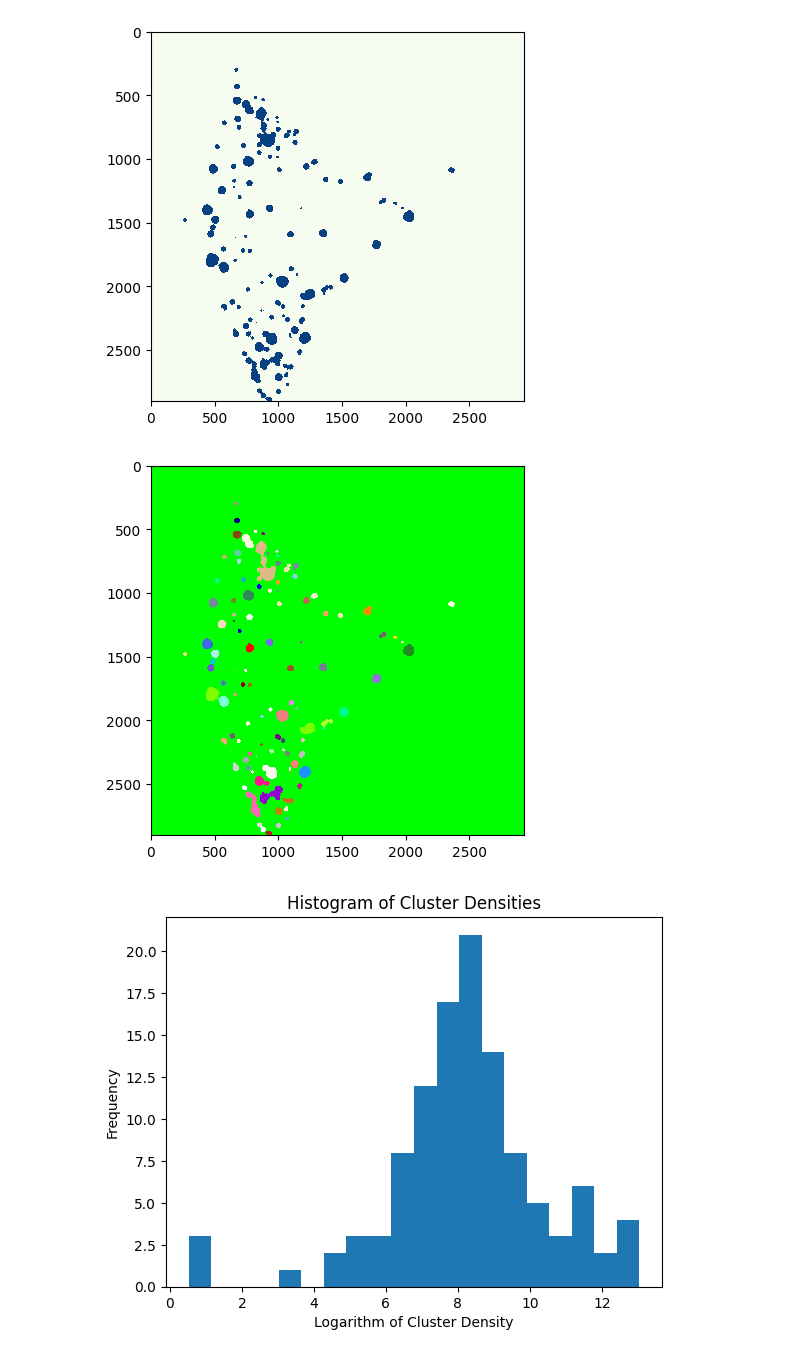
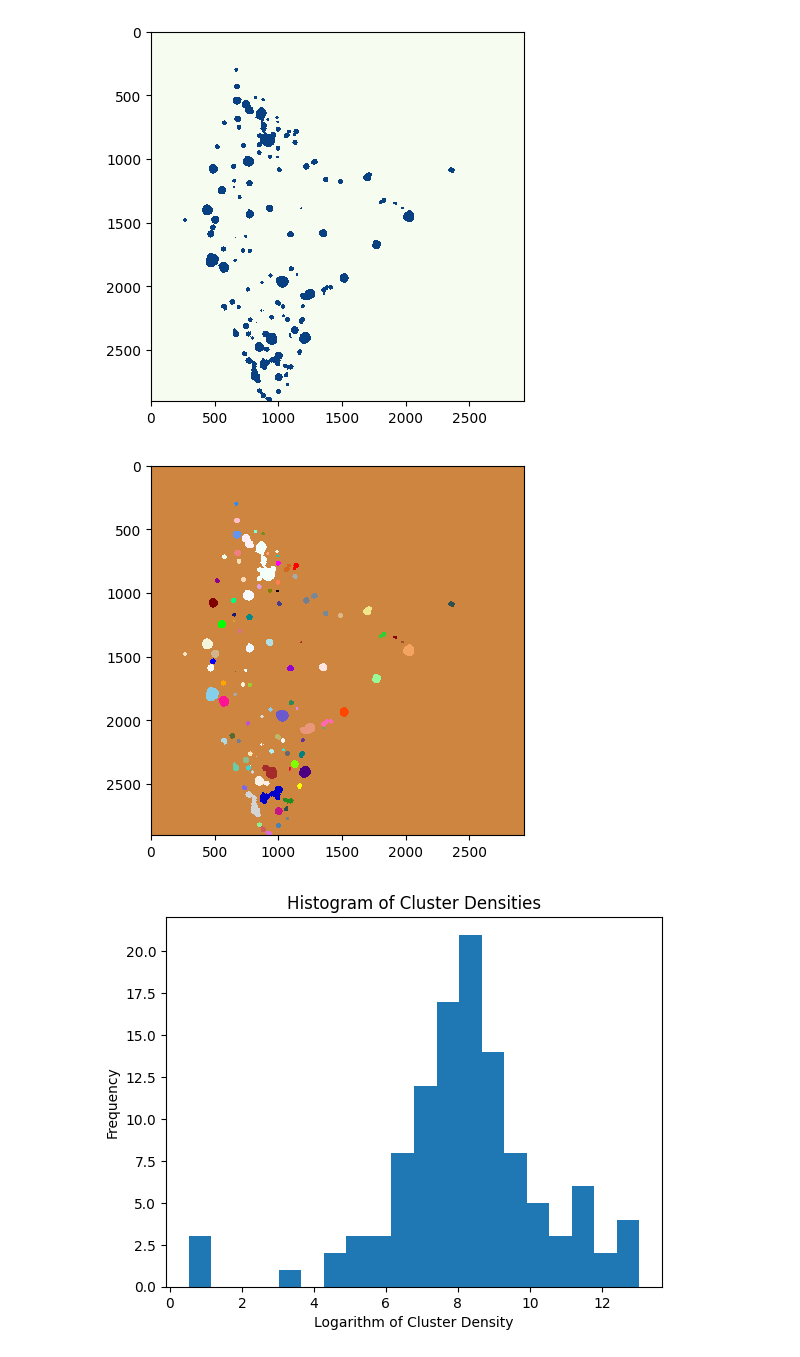
Before and after one commit to fringewidth/towardsMedicalEquity, a Jupyter notebook: influences.ipynb, the cells around one changed output. Saved outputs shown, nothing was run; the diff lists cells and outputs as text; code cells hidden in the pictures.

```diff
--- a/influences.ipynb
+++ b/influences.ipynb
@@ -68,20 +68,20 @@ plt.imshow(binary_map, cmap='GnBu', interpolation='nearest')
 # %%
 from scipy.ndimage import label
 import random
 
 clusters, num_clusters = label(binary_map)
 
 import matplotlib.colors as mcolors
 
 num_colors = num_clusters + 1
 colors = list(mcolors.CSS4_COLORS.values())
 random.shuffle(colors)
-# random_cmap = mcolors.ListedColormap(colors[:num_colors])
+random_cmap = mcolors.ListedColormap(colors[:num_colors])
 
 plt.imshow(clusters, cmap=random_cmap, interpolation='nearest')
 plt.savefig('clusters.png')
 # %% [output]
-[figure, old version]
+[figure, new version]
 # %%
 cluster_densities = [influence_map[clusters == cluster_id].sum() for cluster_id in range(1, num_clusters + 1)]
 plt.hist(np.log(cluster_densities), bins=20)
```
Also changed, not shown: parts of 6 cells of this notebook, 2 other files.
